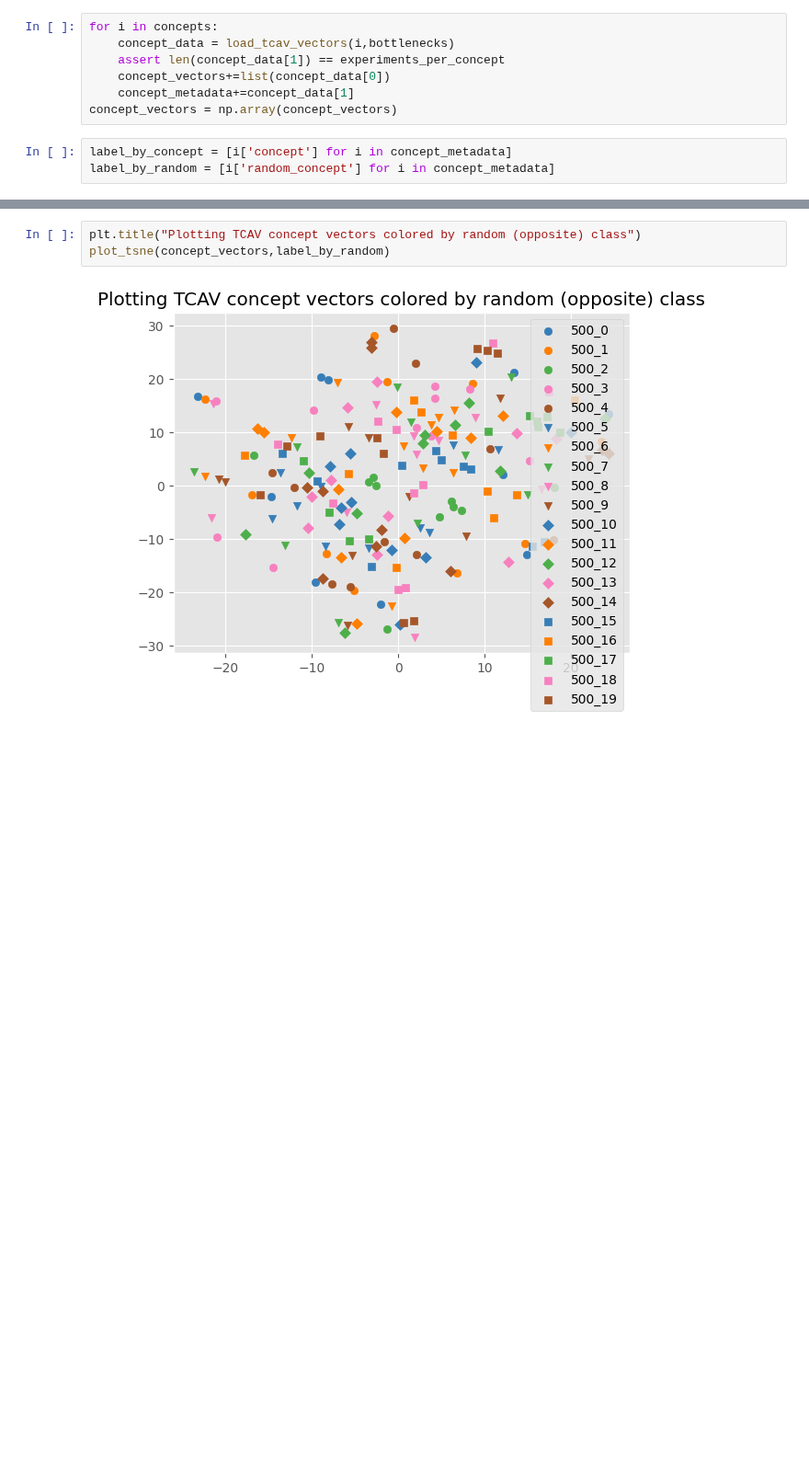
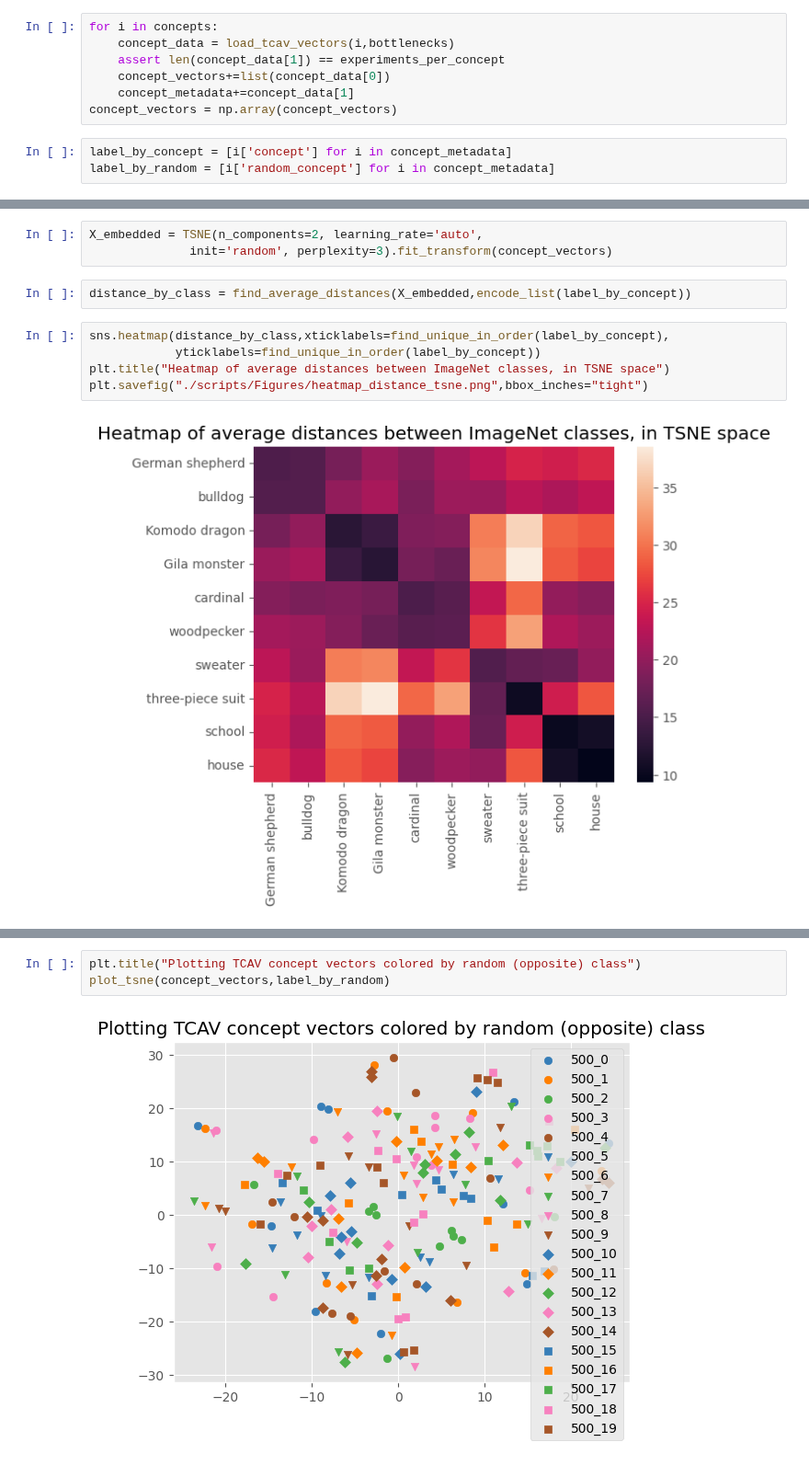
Before and after one commit to naveenr414/Concept-Learning, a Jupyter notebook: scripts/Concept Exploration.ipynb, the cells around one changed output, grey strips where cells are left out. Shown at 92% size. Cells and saved outputs as stored; diff of their text form; blank space fills up the shorter version.

Commit message:
Added plot to compare closest class for each concept

```diff
--- a/scripts/Concept Exploration.ipynb
+++ b/scripts/Concept Exploration.ipynb
@@ -50,0 +45,12 @@ plt.savefig("scripts/Figures/tcav_concept_tsne.png", bbox_inches="tight")
+# %%
+X_embedded = TSNE(n_components=2, learning_rate='auto',
+              init='random', perplexity=3).fit_transform(concept_vectors)
+# %%
+distance_by_class = find_average_distances(X_embedded,encode_list(label_by_concept))
+# %%
+sns.heatmap(distance_by_class,xticklabels=find_unique_in_order(label_by_concept),
+            yticklabels=find_unique_in_order(label_by_concept))
+plt.title("Heatmap of average distances between ImageNet classes, in TSNE space")
+plt.savefig("./scripts/Figures/heatmap_distance_tsne.png",bbox_inches="tight")
+# %% [output]
+[figure, added]
```
Also changed, not shown: parts of 3 cells of this notebook, 4 other files.
